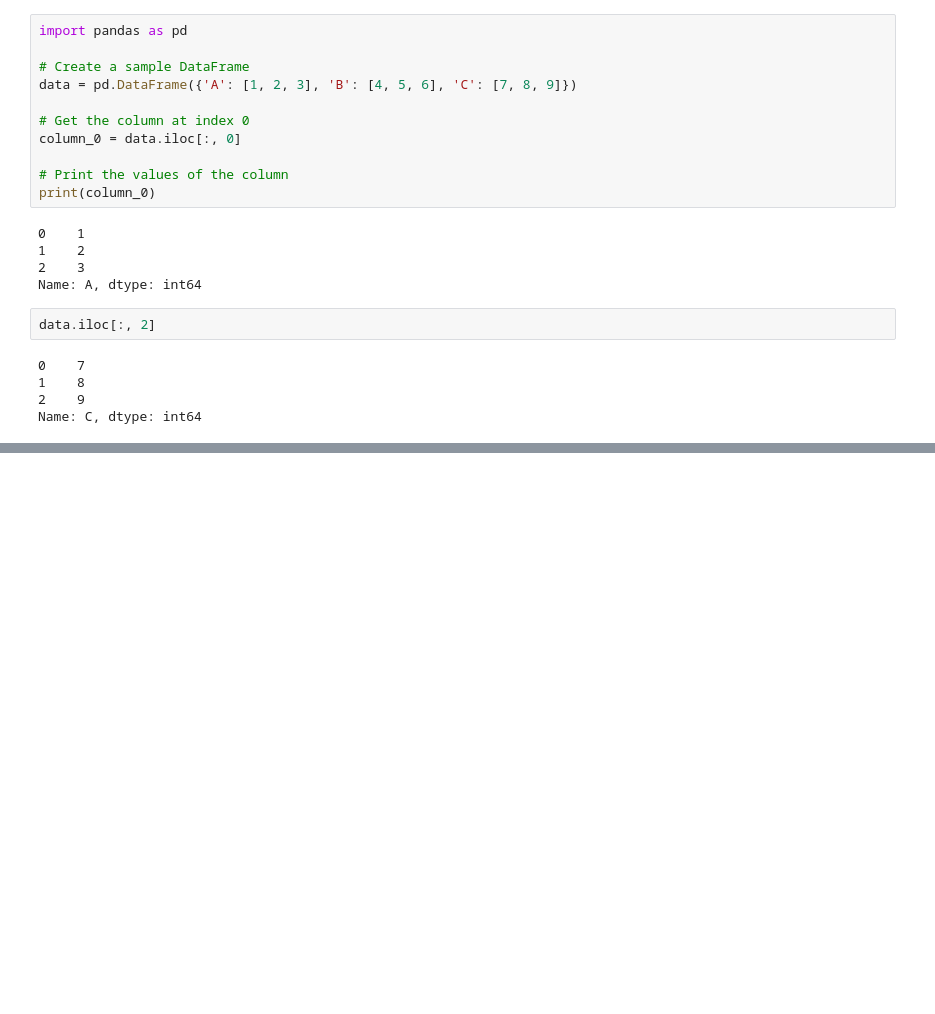
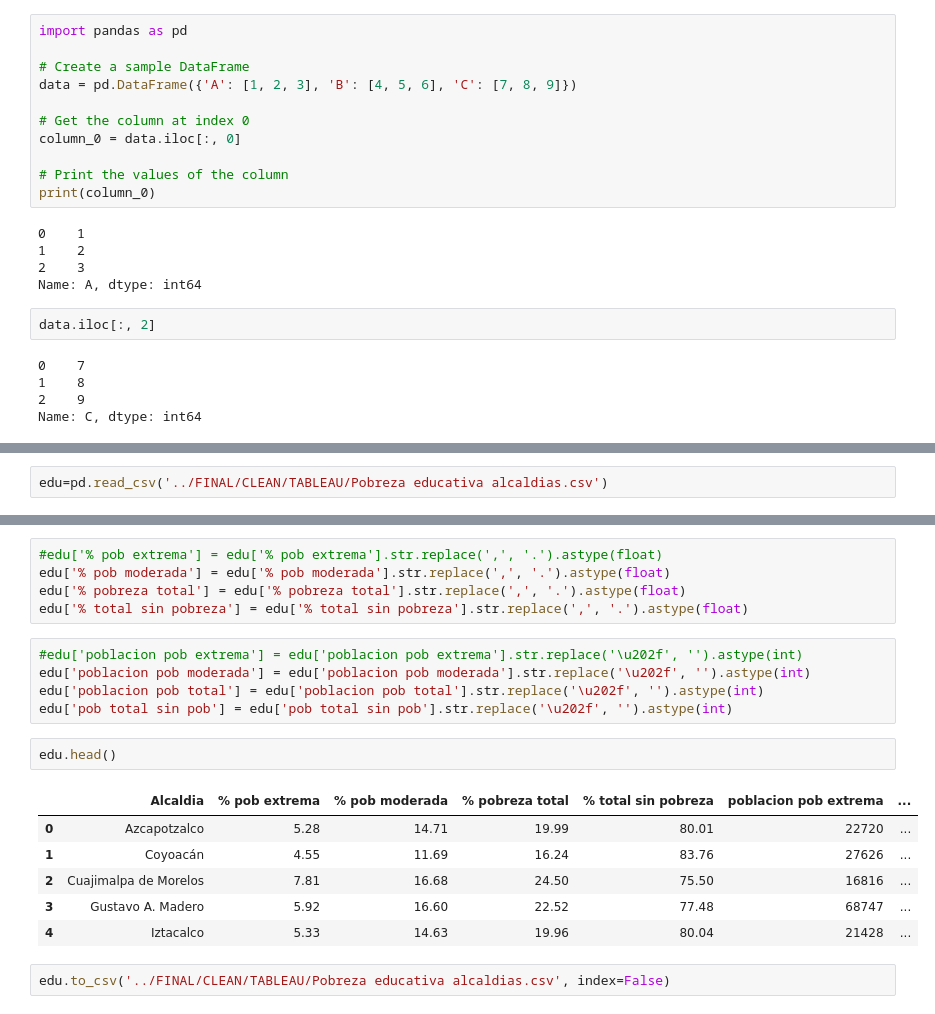
Before and after one commit to Anton-Utray/Vulnerabilidad-Hidrica-CDMX, a Jupyter notebook: Pruebas.ipynb, the cells around one changed output, grey strips where cells are left out. Saved outputs shown, nothing was run; the diff lists cells and outputs as text; blank space fills up the shorter version.

```diff
--- a/Pruebas.ipynb
+++ b/Pruebas.ipynb
@@ -282,0 +351,2 @@ Name: C, dtype: int64
+# %%
+edu=pd.read_csv('../FINAL/CLEAN/TABLEAU/Pobreza educativa alcaldias.csv')
@@ -282,0 +372,21 @@ Name: C, dtype: int64
+# %%
+#edu['% pob extrema'] = edu['% pob extrema'].str.replace(',', '.').astype(float)
+edu['% pob moderada'] = edu['% pob moderada'].str.replace(',', '.').astype(float)
+edu['% pobreza total'] = edu['% pobreza total'].str.replace(',', '.').astype(float)
+edu['% total sin pobreza'] = edu['% total sin pobreza'].str.replace(',', '.').astype(float)
+# %%
+#edu['poblacion pob extrema'] = edu['poblacion pob extrema'].str.replace('\u202f', '').astype(int)
+edu['poblacion pob moderada'] = edu['poblacion pob moderada'].str.replace('\u202f', '').astype(int)
+edu['poblacion pob total'] = edu['poblacion pob total'].str.replace('\u202f', '').astype(int)
+edu['pob total sin pob'] = edu['pob total sin pob'].str.replace('\u202f', '').astype(int)
+# %%
+edu.head()
+# %% [output]
+|  | Alcaldia | % pob extrema | % pob moderada | % pobreza total | % total sin pobreza | poblacion pob extrema | ... |
+| 0 | Azcapotzalco | 5.28 | 14.71 | 19.99 | 80.01 | 22720 | ... |
+| 1 | Coyoacán | 4.55 | 11.69 | 16.24 | 83.76 | 27626 | ... |
+| 2 | Cuajimalpa de Morelos | 7.81 | 16.68 | 24.50 | 75.50 | 16816 | ... |
+| 3 | Gustavo A. Madero | 5.92 | 16.60 | 22.52 | 77.48 | 68747 | ... |
+| 4 | Iztacalco | 5.33 | 14.63 | 19.96 | 80.04 | 21428 | ... |
+# %%
+edu.to_csv('../FINAL/CLEAN/TABLEAU/Pobreza educativa alcaldias.csv', index=False)
```
Also changed, not shown: parts of 11 cells of this notebook, 48 other files.
